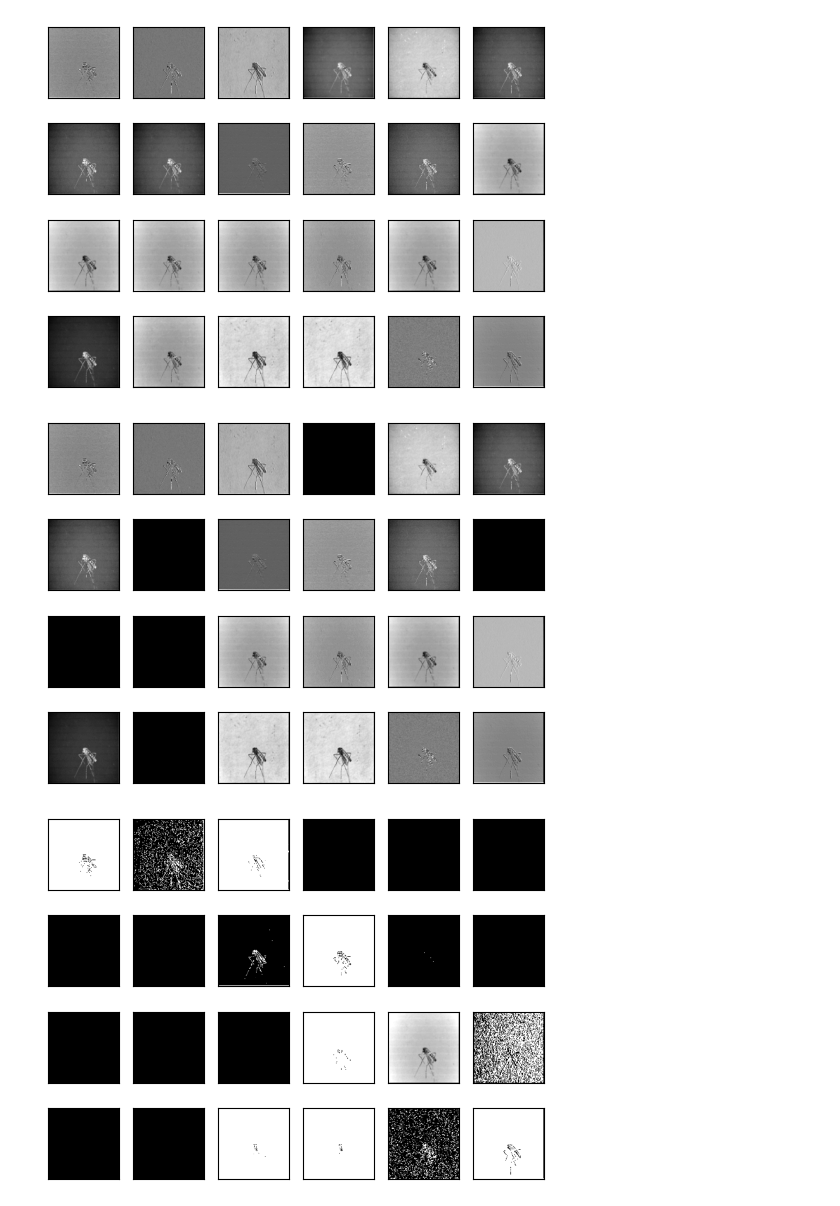
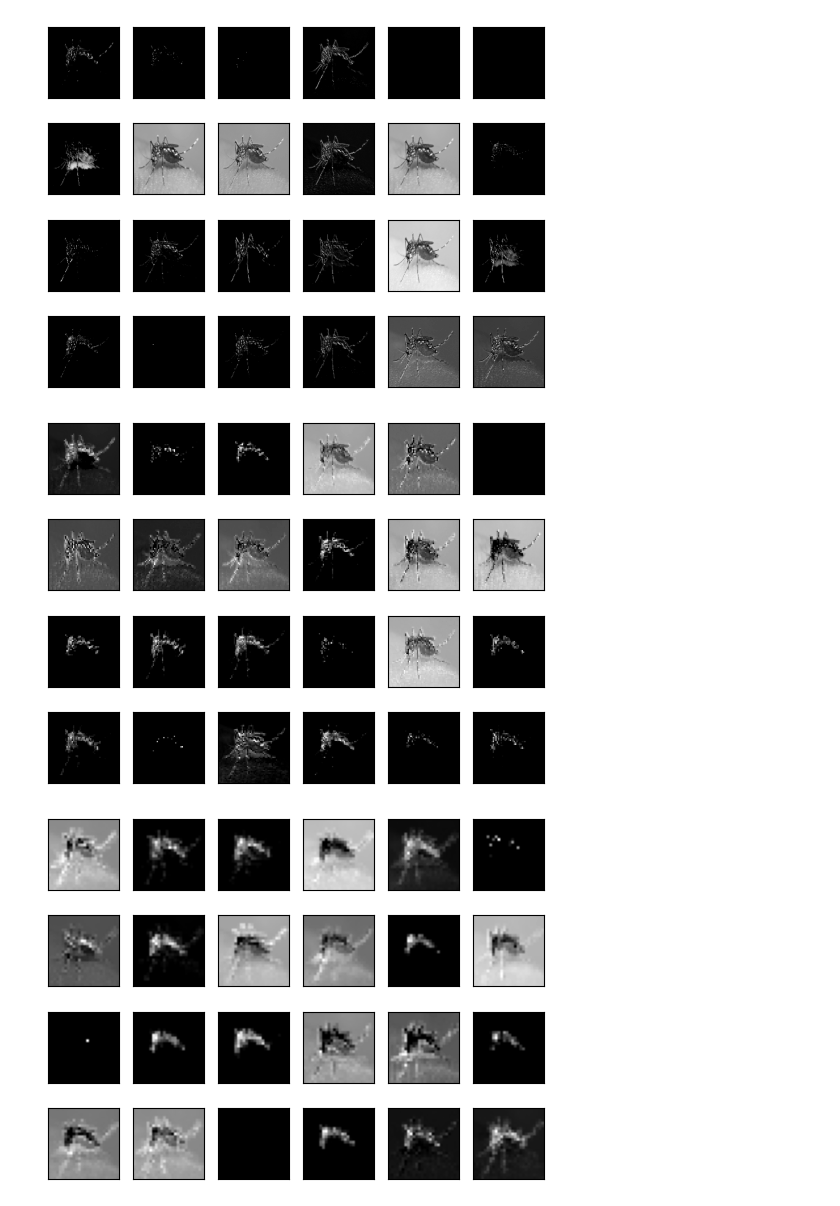
Before and after one commit to Requiem5032/mosquitoes-classification, a Jupyter notebook: visualize_feature_map.ipynb, the cells around one changed output. Drawn from its saved outputs; the diff is of its cells as text; code cells hidden in the pictures.

Commit message:
visualize

```diff
--- a/visualize_feature_map.ipynb
+++ b/visualize_feature_map.ipynb
@@ -35,3 +34,5 @@ model = tf.keras.applications.MobileNetV2(input_shape=IMG_SHAPE,
+# %%
+model = load_model(os.path.join(model_dir, "mosquitoes_model.keras"))
 # %%
 model.summary()
 # %% [output]
@@ -56,0 +56,9 @@ outputs = [layer.output for layer in model.layers[1:7]]
+# %%
+idx = []
+# %%
+for i in range(len(model.layers)):
+	layer = model.layers[i]
+	if 'conv' not in layer.name:
+		continue
+	idx.append(i)
+	print(i, layer.name, layer.output.shape)
@@ -57,7 +74,9 @@ outputs = [layer.output for layer in model.layers[1:7]]
+# %%
+outputs = [model.layers[i + 1].output for i in idx]
 # %%
 model = Model(inputs=model.inputs, outputs=outputs)
 # %%
-img = cv2.imread(os.path.join(test_dir, "aegypti1a.jpg"))
+img = cv2.imread(os.path.join(test_dir, "Aedes_aegypti_feeding.jpg"))
 img = cv2.cvtColor(img, cv2.COLOR_BGR2RGB)
 img = tf.image.resize(img, IMG_SIZE)
 
@@ -81,3 +100,3 @@ for fmap in yhat:
-[figure, old version]
+[figure, new version]
-[figure, old version]
+[figure, new version]
-[figure, old version]
+[figure, new version]
```
Also changed, not shown: parts of 10 cells of this notebook.
